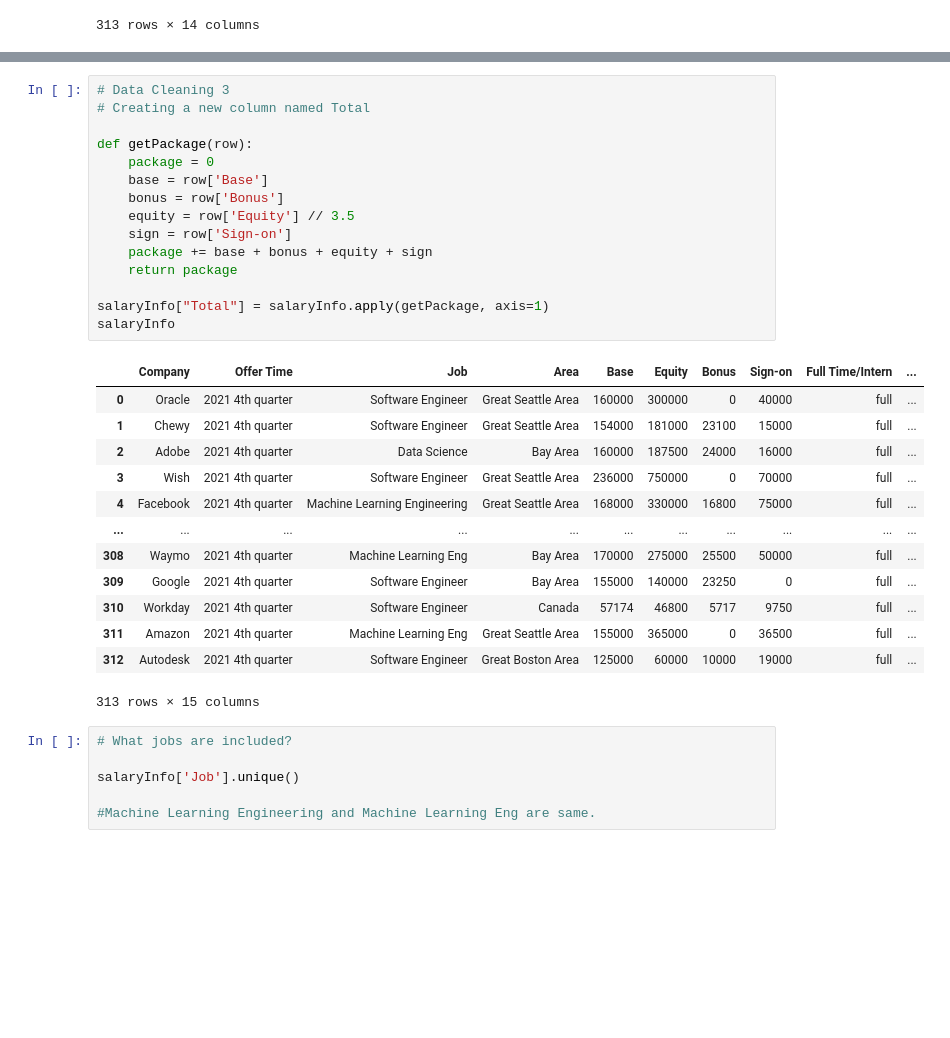
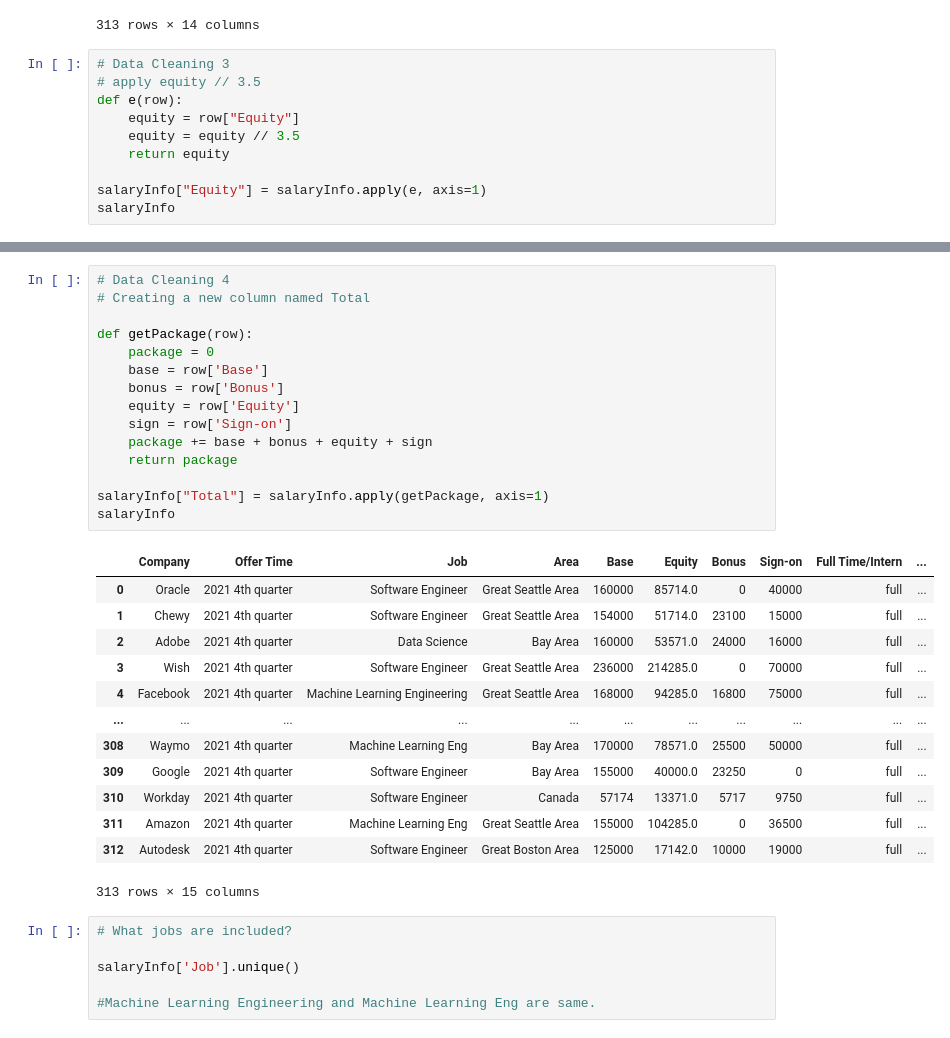
Before and after one commit to dorothyjx/damg-6105-Final-Project, a Jupyter notebook: project_final.ipynb, the cells around one changed output, grey strips where cells are left out. Drawn from its saved outputs; the diff is of its cells as text; blank space fills up the shorter version.

```diff
--- a/project_final.ipynb
+++ b/project_final.ipynb
@@ -150,3 +150,13 @@ salaryInfo
 | 311 | Amazon | 2021 4th quarter | Machine Learning Eng | Great Seattle Area | 155000 | 365000 | 0 | 36500 | full | ... |
 | 312 | Autodesk | 2021 4th quarter | Software Engineer | Great Boston Area | 125000 | 60000 | 10000 | 19000 | full | ... |
 313 rows × 14 columns
+# %%
+# Data Cleaning 3
+# apply equity // 3.5
+def e(row):
+    equity = row["Equity"]
+    equity = equity // 3.5
+    return equity
+
+salaryInfo["Equity"] = salaryInfo.apply(e, axis=1)
+salaryInfo
@@ -153,31 +194,31 @@ salaryInfo
 # %%
-# Data Cleaning 3
+# Data Cleaning 4
 # Creating a new column named Total
 
 def getPackage(row):
     package = 0
     base = row['Base']
     bonus = row['Bonus']
-    equity = row['Equity'] // 3.5
+    equity = row['Equity']
     sign = row['Sign-on']
     package += base + bonus + equity + sign
     return package
 
 salaryInfo["Total"] = salaryInfo.apply(getPackage, axis=1)
 salaryInfo
 # %% [output]
 |  | Company | Offer Time | Job | Area | Base | Equity | Bonus | Sign-on | Full Time/Intern | ... |
-| 0 | Oracle | 2021 4th quarter | Software Engineer | Great Seattle Area | 160000 | 300000 | 0 | 40000 | full | ... |
-| 1 | Chewy | 2021 4th quarter | Software Engineer | Great Seattle Area | 154000 | 181000 | 23100 | 15000 | full | ... |
-| 2 | Adobe | 2021 4th quarter | Data Science | Bay Area | 160000 | 187500 | 24000 | 16000 | full | ... |
-| 3 | Wish | 2021 4th quarter | Software Engineer | Great Seattle Area | 236000 | 750000 | 0 | 70000 | full | ... |
-| 4 | Facebook | 2021 4th quarter | Machine Learning Engineering | Great Seattle Area | 168000 | 330000 | 16800 | 75000 | full | ... |
+| 0 | Oracle | 2021 4th quarter | Software Engineer | Great Seattle Area | 160000 | 85714.0 | 0 | 40000 | full | ... |
+| 1 | Chewy | 2021 4th quarter | Software Engineer | Great Seattle Area | 154000 | 51714.0 | 23100 | 15000 | full | ... |
+| 2 | Adobe | 2021 4th quarter | Data Science | Bay Area | 160000 | 53571.0 | 24000 | 16000 | full | ... |
+| 3 | Wish | 2021 4th quarter | Software Engineer | Great Seattle Area | 236000 | 214285.0 | 0 | 70000 | full | ... |
+| 4 | Facebook | 2021 4th quarter | Machine Learning Engineering | Great Seattle Area | 168000 | 94285.0 | 16800 | 75000 | full | ... |
 | ... | ... | ... | ... | ... | ... | ... | ... | ... | ... | ... |
-| 308 | Waymo | 2021 4th quarter | Machine Learning Eng | Bay Area | 170000 | 275000 | 25500 | 50000 | full | ... |
-| 309 | Google | 2021 4th quarter | Software Engineer | Bay Area | 155000 | 140000 | 23250 | 0 | full | ... |
-| 310 | Workday | 2021 4th quarter | Software Engineer | Canada | 57174 | 46800 | 5717 | 9750 | full | ... |
-| 311 | Amazon | 2021 4th quarter | Machine Learning Eng | Great Seattle Area | 155000 | 365000 | 0 | 36500 | full | ... |
-| 312 | Autodesk | 2021 4th quarter | Software Engineer | Great Boston Area | 125000 | 60000 | 10000 | 19000 | full | ... |
+| 308 | Waymo | 2021 4th quarter | Machine Learning Eng | Bay Area | 170000 | 78571.0 | 25500 | 50000 | full | ... |
+| 309 | Google | 2021 4th quarter | Software Engineer | Bay Area | 155000 | 40000.0 | 23250 | 0 | full | ... |
+| 310 | Workday | 2021 4th quarter | Software Engineer | Canada | 57174 | 13371.0 | 5717 | 9750 | full | ... |
+| 311 | Amazon | 2021 4th quarter | Machine Learning Eng | Great Seattle Area | 155000 | 104285.0 | 0 | 36500 | full | ... |
+| 312 | Autodesk | 2021 4th quarter | Software Engineer | Great Boston Area | 125000 | 17142.0 | 10000 | 19000 | full | ... |
 313 rows × 15 columns
 # %%
 # What jobs are included?
```
Also changed, not shown: parts of 9 cells of this notebook, 1 other file.
